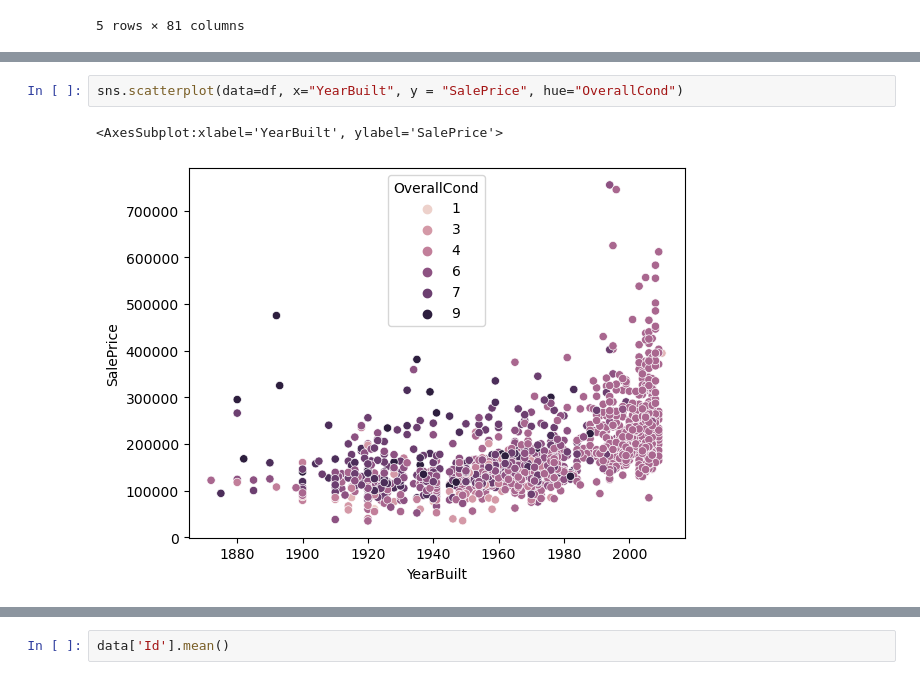
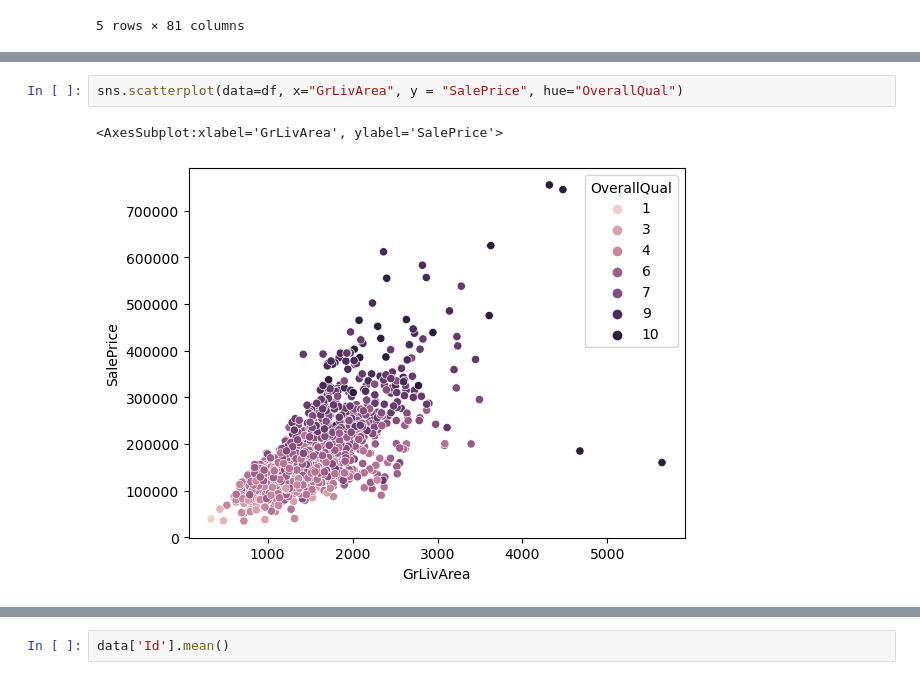
Before and after one commit to Threelivestoken/DataScience2, a Jupyter notebook: Predict/NumericOutput.ipynb, the cells around one changed output, grey strips where cells are left out. Drawn from its saved outputs; the diff is of its cells as text.

```diff
--- a/Predict/NumericOutput.ipynb
+++ b/Predict/NumericOutput.ipynb
@@ -36,7 +21,7 @@ memory usage: 924.0+ KB
 # %%
-sns.scatterplot(data=df, x="YearBuilt", y = "SalePrice", hue="OverallCond")
+sns.scatterplot(data=df, x="GrLivArea", y = "SalePrice", hue="OverallQual")
 # %% [output]
-<AxesSubplot:xlabel='YearBuilt', ylabel='SalePrice'>
+<AxesSubplot:xlabel='GrLivArea', ylabel='SalePrice'>
-[figure, old version]
+[figure, new version]
 # %%
 sns.histplot(data=df, x="YearBuilt", y = "SalePrice", bins=7)
```
Also changed, not shown: parts of 11 cells of this notebook, 1 other file.
